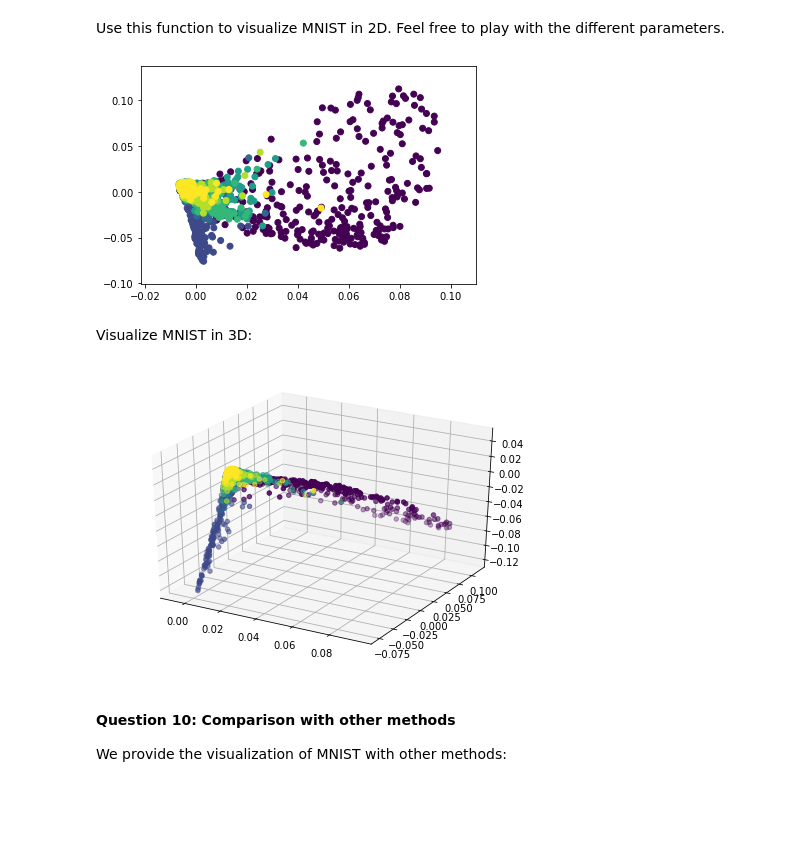
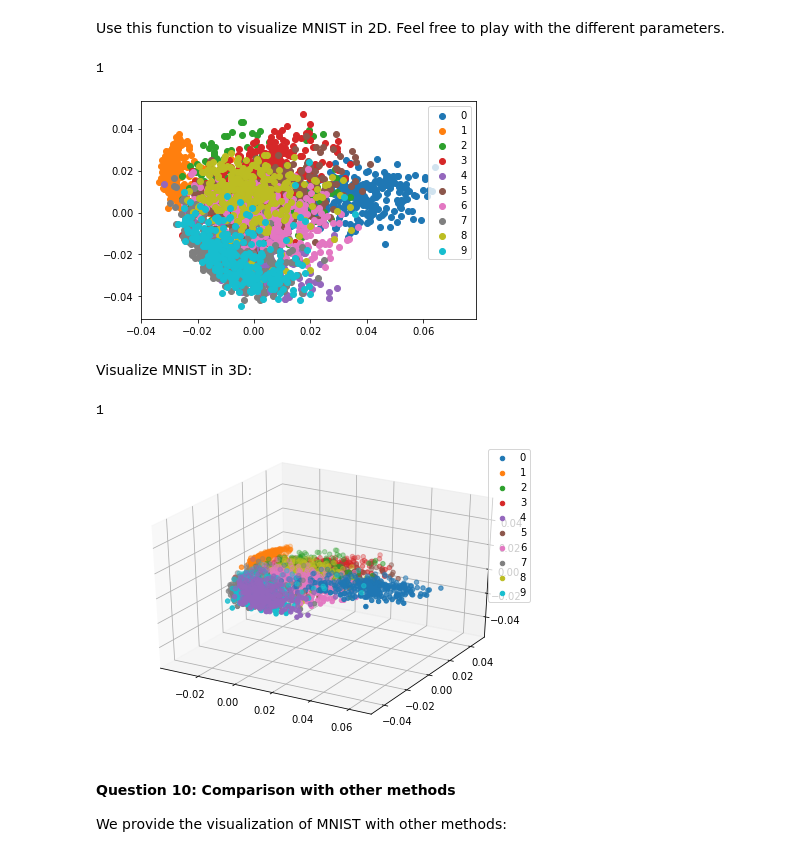
Before and after one commit to alex-mocanu/A-Network-Tour-of-DS-Homework, a Jupyter notebook: Assignment 2/2_learning_with_graphs.ipynb, the cells around one changed output. Saved outputs shown, nothing was run; the diff lists cells and outputs as text; code cells hidden in the pictures; blank space fills up the shorter version.

```diff
--- a/Assignment 2/2_learning_with_graphs.ipynb
+++ b/Assignment 2/2_learning_with_graphs.ipynb
@@ -329,24 +330,36 @@ def laplacian_eigenmaps(X:np.ndarray, dim: int, sigma: float, epsilon: float, no
 Use this function to visualize MNIST in 2D. Feel free to play with the different parameters.
 # %%
 dim = 2
-mnist_embedded2d = laplacian_eigenmaps(X_mnist, dim, 2500, 0.4, True)
-plt.scatter(mnist_embedded2d[:, 0], mnist_embedded2d[:, 1], c=y_mnist)
+mnist_embedded2d = laplacian_eigenmaps(X_mnist, dim, 5000, 0.4, True)
+
+for i in classes:
+    mask = y_mnist == i
+    plt.scatter(mnist_embedded2d[mask, 0], mnist_embedded2d[mask, 1], label=i)
+plt.legend()
+
 plt.show()
 # %% [output]
+1
-[figure, old version]
+[figure, new version]
 # %% [markdown]
 Visualize MNIST in 3D:
 # %%
 dim = 3
-mnist_embedded3d = laplacian_eigenmaps(X_mnist, dim, 2500, 0.4, True)
+mnist_embedded3d = laplacian_eigenmaps(X_mnist, dim, 5000, 0.4, True)
 
 fig = plt.figure()
 ax = Axes3D(fig)
 
-ax.scatter(mnist_embedded3d[:, 0], mnist_embedded3d[:, 1], mnist_embedded3d[:,2], c=y_mnist)
+
+for i in classes:
+    mask = y_mnist == i
+    ax.scatter(mnist_embedded3d[mask, 0], mnist_embedded3d[mask, 1], label=i)
+ax.legend()
+
 plt.show()
 # %% [output]
+1
-[figure, old version]
+[figure, new version]
 # %% [markdown]
 #### Question 10: Comparison with other methods
 We provide the visualization of MNIST with other methods:
```
Also changed, not shown: parts of 25 cells of this notebook.
